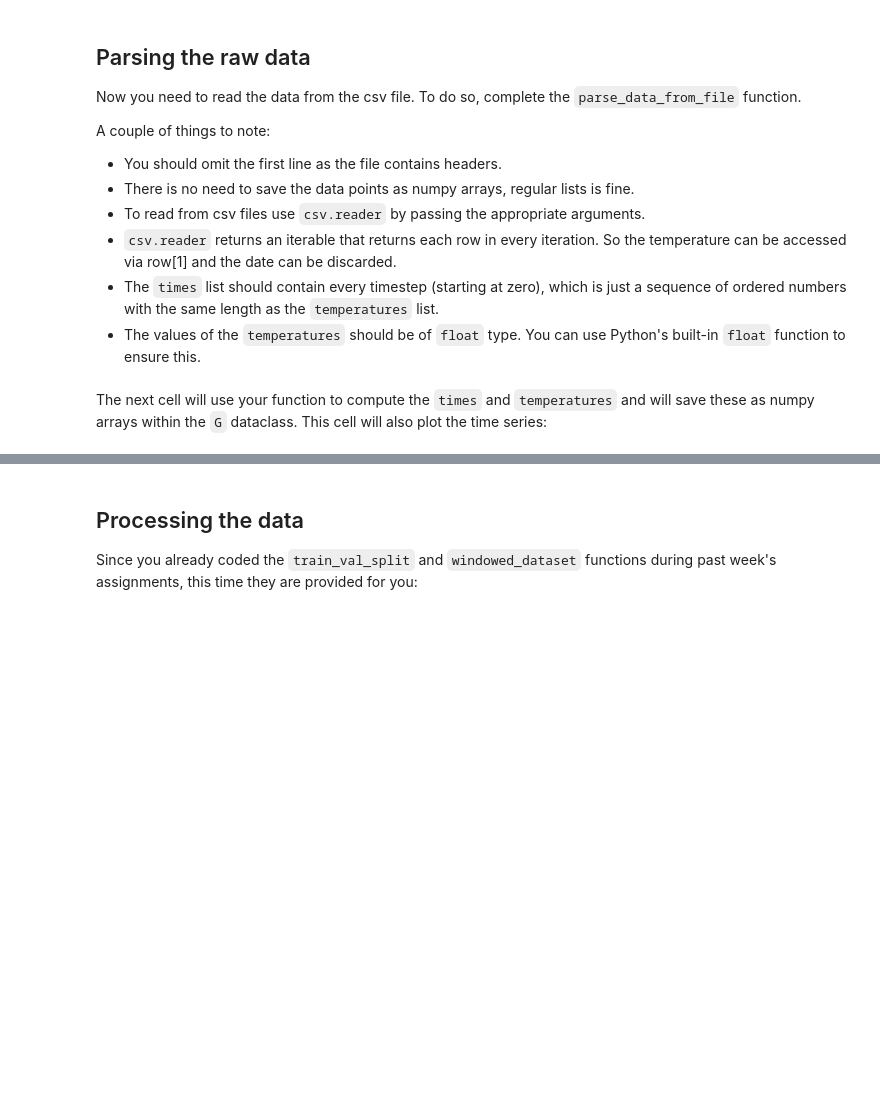
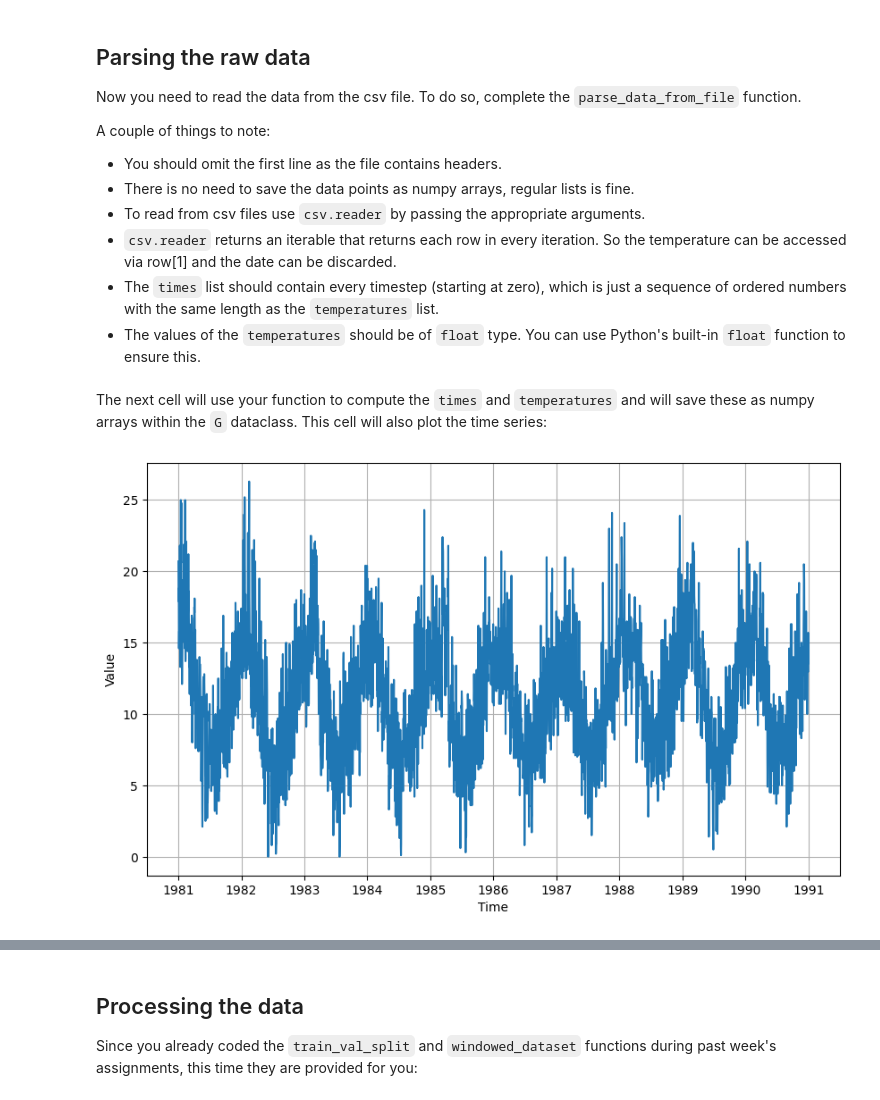
Before and after one commit to janmlew/TensorFlow, a Jupyter notebook: TensorFlow_C4W4_assignment.ipynb, the cells around one changed output, grey strips where cells are left out. Cells and saved outputs as stored; diff of their text form; code cells hidden in the pictures; blank space fills up the shorter version.

Commit message:
Solved parse_data_from_file function definition.

```diff
--- a/TensorFlow_C4W4_assignment.ipynb
+++ b/TensorFlow_C4W4_assignment.ipynb
@@ -18,5 +23,5 @@ Begin by looking at the structure of the csv that contains the data:
 # %%
-TEMPERATURES_CSV = './data/daily-min-temperatures.csv'
+TEMPERATURES_CSV = '/content/drive/MyDrive/Colab Notebooks/Project/datasets/daily-min-temperatures.csv'
 
 with open(TEMPERATURES_CSV, 'r') as csvfile:
     print(f"Header looks like this:\n\n{csvfile.readline()}")
@@ -55,7 +72,11 @@ def parse_data_from_file(filename):
 
         ### START CODE HERE
 
-        reader = csv.reader(None, delimiter=None)
+        reader = csv.reader(csvfile, delimiter=',')
+        next(reader)
+        for row in reader:
+          times.append(np.datetime64(row[0]))
+          temperatures.append(float(row[1]))
 
         ### END CODE HERE
 
@@ -65,20 +86,22 @@ The next cell will use your function to compute the `times` and `temperatures` a
 # %%
 # Test your function and save all "global" variables within the G class (G stands for global)
 @dataclass
 class G:
-    TEMPERATURES_CSV = './data/daily-min-temperatures.csv'
+    TEMPERATURES_CSV = "/content/drive/MyDrive/Colab Notebooks/Project/datasets/daily-min-temperatures.csv" # Check the PATH!
     times, temperatures = parse_data_from_file(TEMPERATURES_CSV)
     TIME = np.array(times)
     SERIES = np.array(temperatures)
     SPLIT_TIME = 2500
     WINDOW_SIZE = 64
     BATCH_SIZE = 32
     SHUFFLE_BUFFER_SIZE = 1000
 
 
 plt.figure(figsize=(10, 6))
 plot_series(G.TIME, G.SERIES)
 plt.show()
+# %% [output]
+[figure, added]
 # %% [markdown]
 **Expected Output:**
 <div>
```
Also changed, not shown: parts of 2 cells of this notebook.
